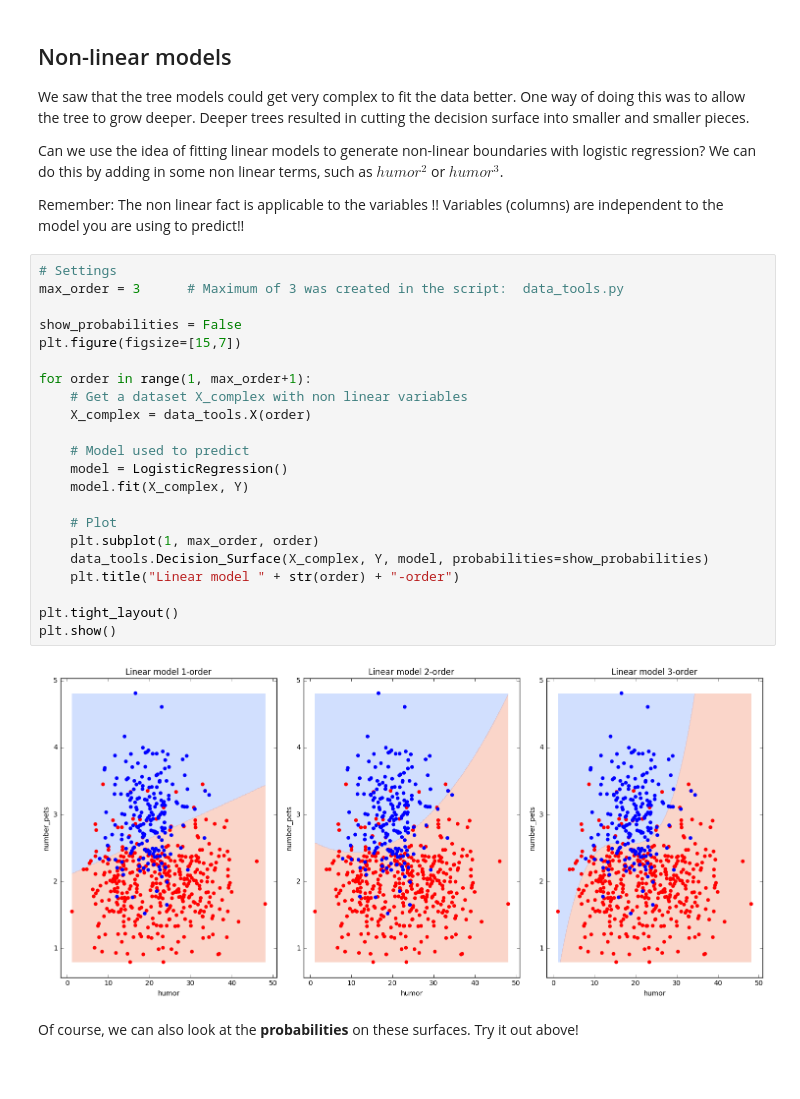
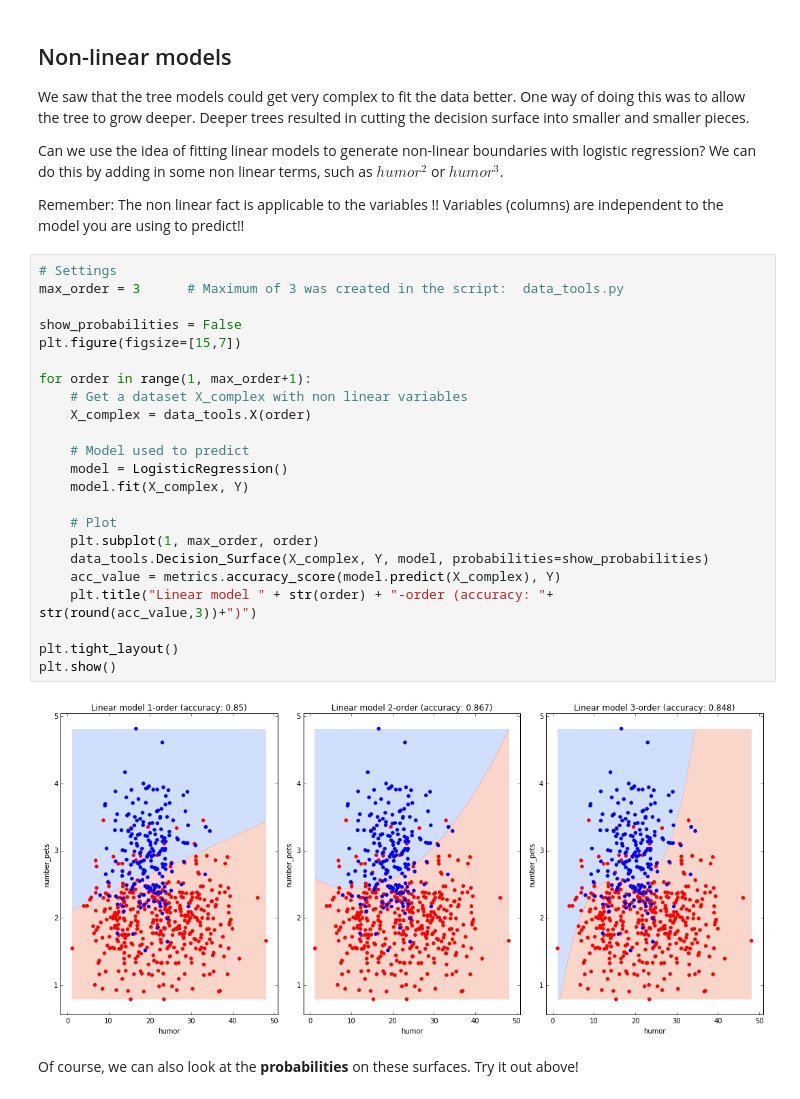
Before and after one commit to mariazm/Spring2017_ProfFosterProvost, a Jupyter notebook: Class3/Fitting mathematical models and using scripts 2017.ipynb, the cells around one changed output. Saved outputs shown, nothing was run; the diff lists cells and outputs as text; blank space fills up the shorter version.

```diff
--- a/Class3/Fitting mathematical models and using scripts 2017.ipynb
+++ b/Class3/Fitting mathematical models and using scripts 2017.ipynb
@@ -127,27 +127,28 @@ Remember: The non linear fact is applicable to the variables !! Variables (colum
 # %%
 # Settings
 max_order = 3      # Maximum of 3 was created in the script:  data_tools.py
 
 show_probabilities = False
 plt.figure(figsize=[15,7])
 
 for order in range(1, max_order+1):
     # Get a dataset X_complex with non linear variables
     X_complex = data_tools.X(order)
 
     # Model used to predict
     model = LogisticRegression()
     model.fit(X_complex, Y)
 
     # Plot
     plt.subplot(1, max_order, order)
     data_tools.Decision_Surface(X_complex, Y, model, probabilities=show_probabilities)
-    plt.title("Linear model " + str(order) + "-order")
+    acc_value = metrics.accuracy_score(model.predict(X_complex), Y)
+    plt.title("Linear model " + str(order) + "-order (accuracy: "+ str(round(acc_value,3))+")")
 
 plt.tight_layout()
 plt.show()
 # %% [output]
-[figure, old version]
+[figure, new version]
 # %% [markdown]
 Of course, we can also look at the **probabilities** on these surfaces. Try it out above!
 # %% [markdown]
```
Also changed, not shown: parts of 4 cells of this notebook, 25 other files.
